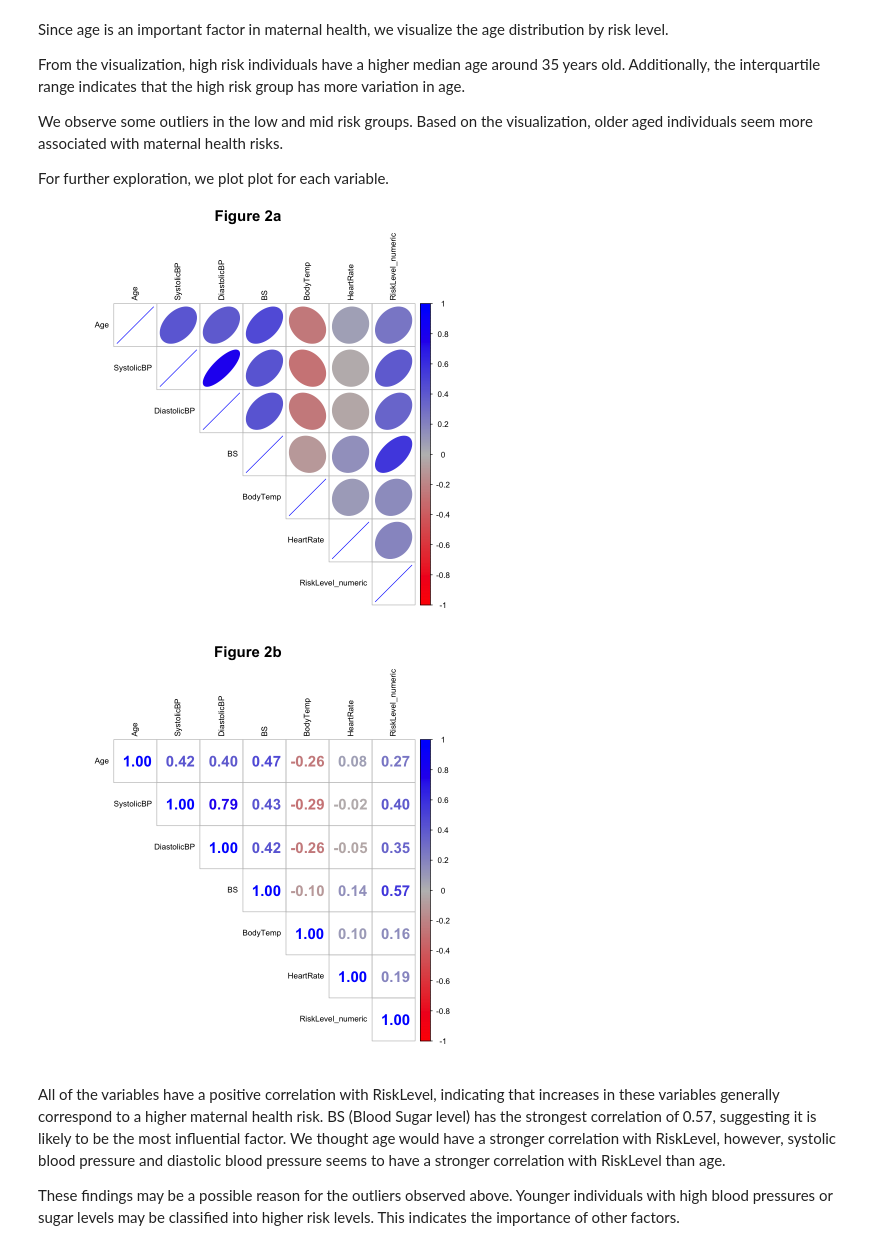
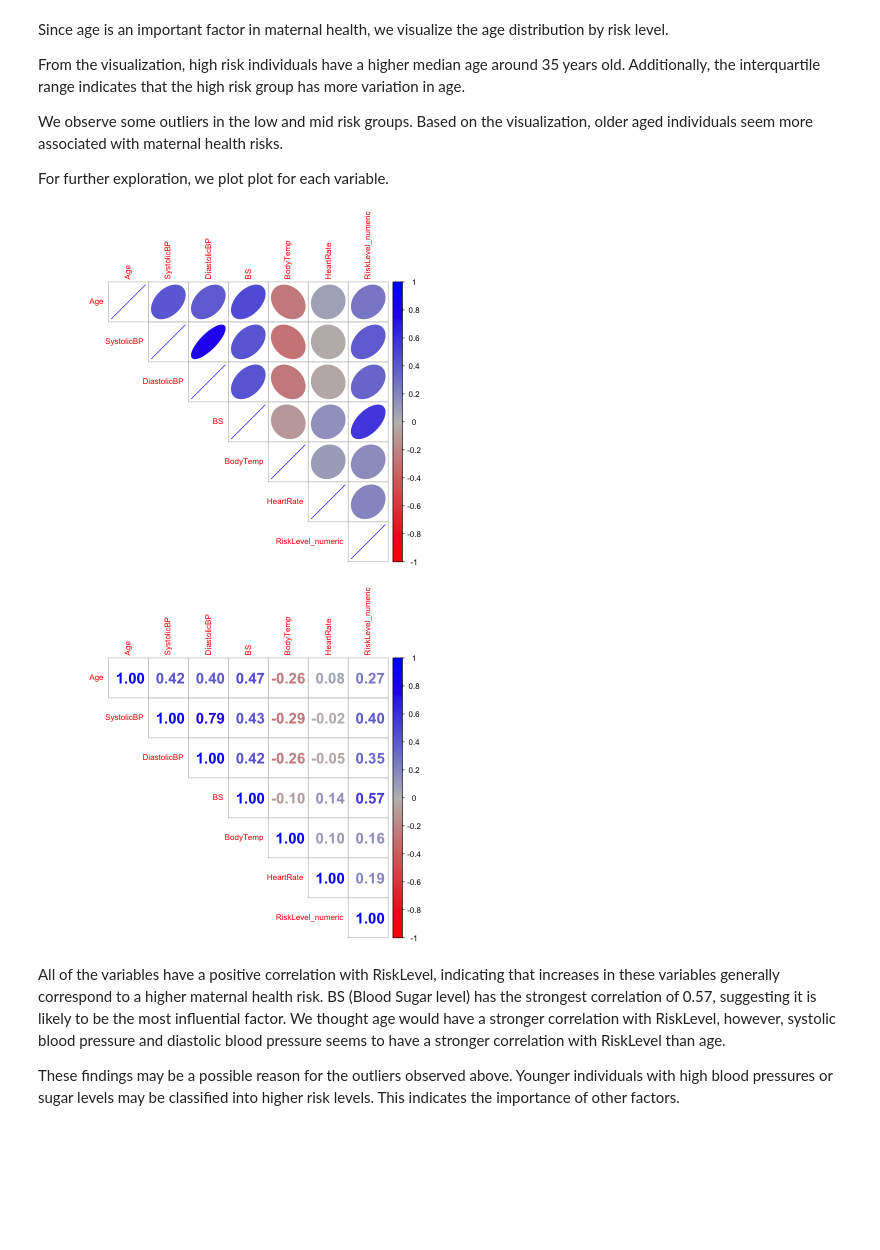
Before and after one commit to DSCI-310-2025/dsci-310-group-03, a Jupyter notebook: data_analysis.ipynb, the cells around one changed output. Saved outputs shown, nothing was run; the diff lists cells and outputs as text; code cells hidden in the pictures; blank space fills up the shorter version.

```diff
--- a/data_analysis.ipynb
+++ b/data_analysis.ipynb
@@ -159,23 +156,22 @@ We observe some outliers in the low and mid risk groups. Based on the visualizat
 
 For further exploration, we plot plot for each variable.
 # %%
-# Temporarily change RiskLevel to numerical values
+# Temporarily change RiskLevel to numerical values (3 = high risk, 2 = mid risk, 1 = low risk)
 data_numeric <- data_clean %>%
   mutate(RiskLevel_numeric = as.numeric(RiskLevel)) %>%
   select(-RiskLevel) # remove the original factor variable
 
 cor_matrix <- cor(data_numeric)
 
-corrplot(cor_matrix, method = "ellipse", type = "upper", tl.cex = 0.8, tl.col = "black",
+options(repr.plot.width=6.5, repr.plot.height=6)
+
+corrplot(cor_matrix, method = "ellipse", type = "upper", tl.cex = 0.8,
     col = colorRampPalette(c("red", "grey", "blue"))(200))
-mtext("Figure 2a", side = 3, line = 3, cex = 1.5, font = 2)
-
-corrplot(cor_matrix, method = "number", type = "upper", number.cex = 1.5, tl.cex = 0.8, tl.col = "black",
+corrplot(cor_matrix, method = "number", type = "upper", number.cex = 1.5, tl.cex = 0.8,
     col = colorRampPalette(c("red", "grey", "blue"))(200))
-mtext("Figure 2b", side = 3, line = 3, cex = 1.5, font = 2)
 # %% [output]
-[figure, old version]
+[figure, new version]
-[figure, old version]
+[figure, new version]
 # %% [markdown]
 All of the variables have a positive correlation with RiskLevel, indicating that increases in these variables generally correspond to a higher maternal health risk. BS (Blood Sugar level) has the strongest correlation of 0.57, suggesting it is likely to be the most influential factor. We thought age would have a stronger correlation with RiskLevel, however, systolic blood pressure and diastolic blood pressure seems to have a stronger correlation with RiskLevel than age.
 
```
Also changed, not shown: parts of 1 cell of this notebook, 24 other files.
